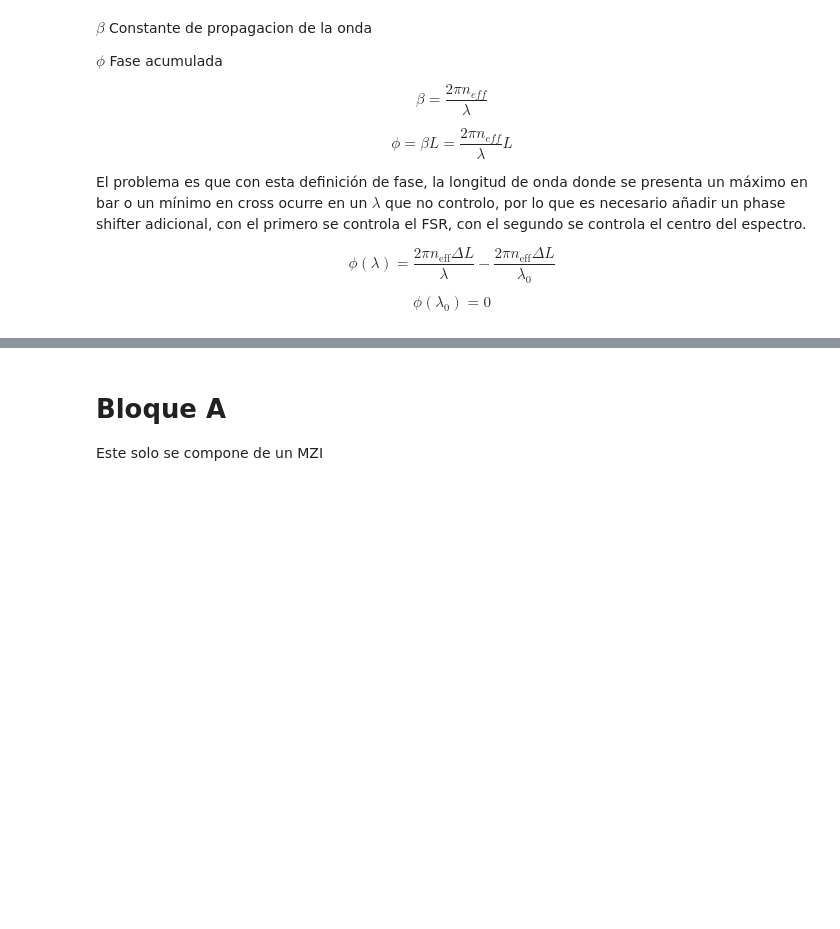
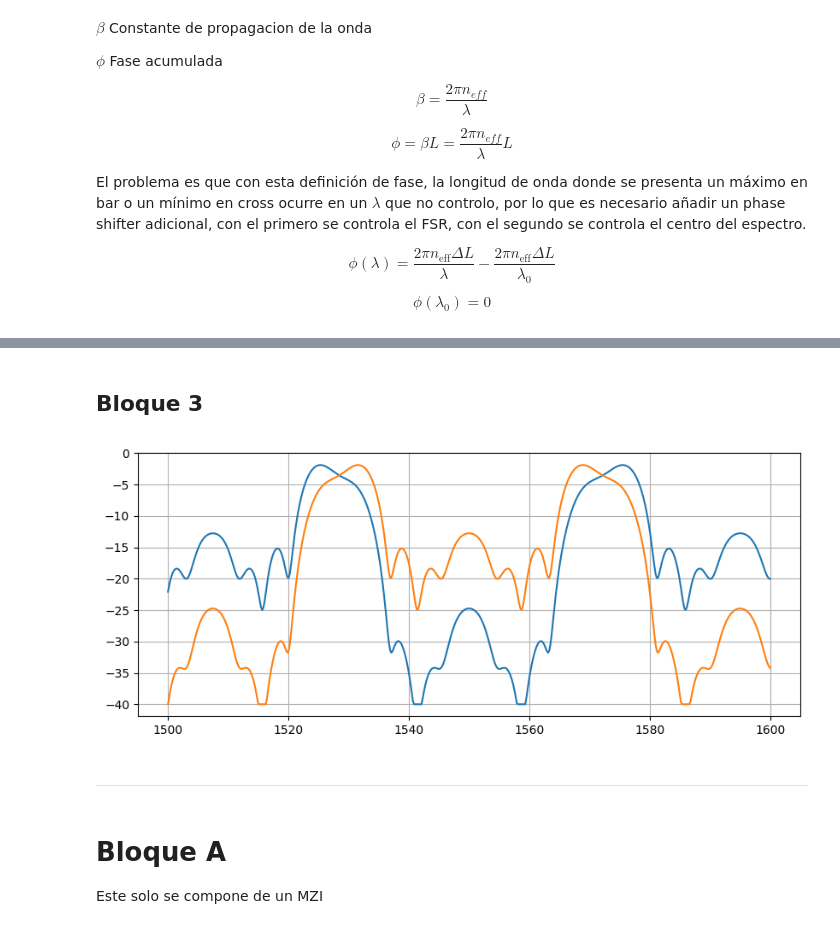
Before and after one commit to niospinamev2/Topic-6-WDM-Cascaded-MZIs, a Jupyter notebook: Arms.ipynb, the cells around one changed output, grey strips where cells are left out. Drawn from its saved outputs; the diff is of its cells as text; code cells hidden in the pictures; blank space fills up the shorter version.

```diff
--- a/Arms.ipynb
+++ b/Arms.ipynb
@@ -50,3 +183,32 @@ El problema es que con esta definición de fase, la longitud de onda donde se pr
+# %% [markdown]
+## Bloque 3
+# %%
+C_OUT_01 = []
+C_OUT_02 = []
+
+FSR = 50e-9 # 50 nm
+# delta_L2 = lambda0**2 / (n_g * FSR)
+delta_L3 = delta_L/4
+
+for i, w in enumerate(wl):
+    Ein2 = np.array([0, B_bar_up[i]])
+    H2 = MZI(w, delta_L3, n_eff, lambda0)
+    Eout2 = H2 @ Ein2
+    C_OUT_01.append(Eout2[0])
+    C_OUT_02.append(Eout2[1])
+
+C_OUT_01_db = to_db(np.abs(C_OUT_01)**2)
+C_OUT_02_db = to_db(np.abs(C_OUT_02)**2)
+
+
+plt.figure(figsize=(10,4))
+plt.plot(wl*1e9, C_OUT_01_db, label="Bar Port (dB)")
+plt.plot(wl*1e9, C_OUT_02_db, label="Cross Port (dB)")
+plt.grid()
+# %% [output]
+[figure, added]
+# %% [markdown]
+---
 # %%
 # MMI (50/50 coupler)
 def MMI():
```
Also changed, not shown: parts of 8 cells of this notebook, 2 other files.
